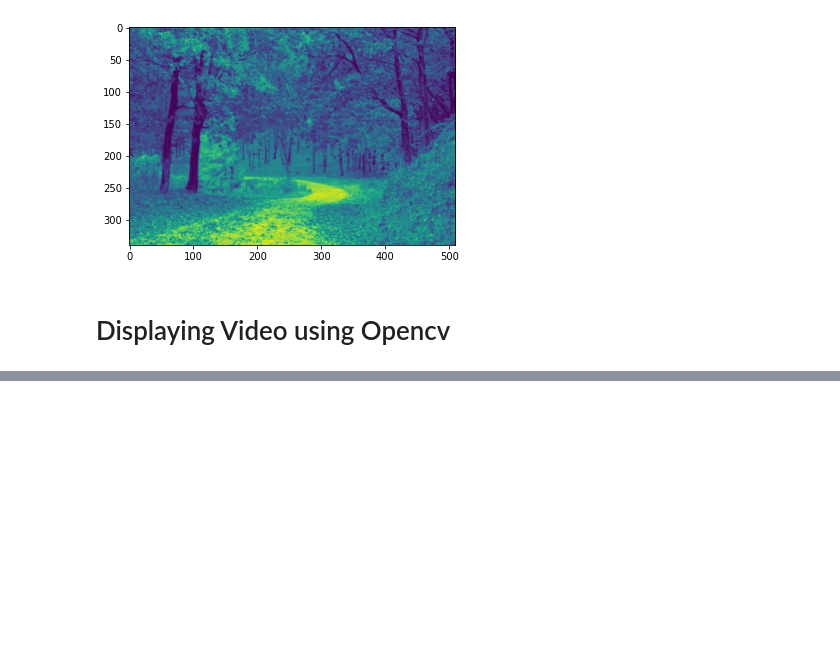
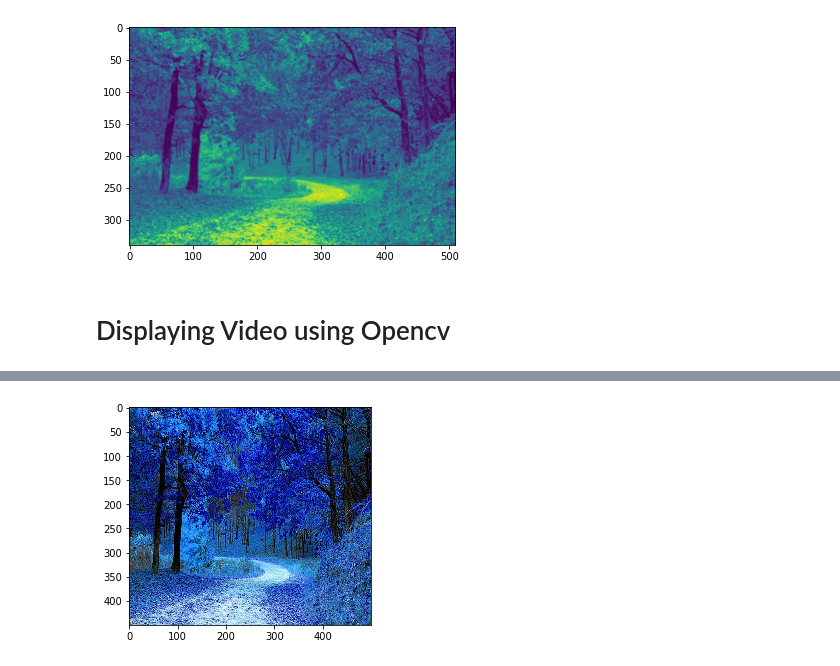
Before and after one commit to samruddhichitnis02/opencv, a Jupyter notebook: Opencv_basic.ipynb, the cells around one changed output, grey strips where cells are left out. Cells and saved outputs as stored; diff of their text form; code cells hidden in the pictures; blank space fills up the shorter version.

```diff
--- a/Opencv_basic.ipynb
+++ b/Opencv_basic.ipynb
@@ -91,0 +168,9 @@ cv2.destroyAllWindows()
+# %%
+image = cv2.imread('wallpaper1.jpg')
+
+smaller_image = cv2.resize(image,(500,450), interpolation = cv2.INTER_CUBIC)
+
+plt.imshow(smaller_image)
+plt.show()
+# %% [output]
+[figure, added]
```
Also changed, not shown: parts of 21 cells of this notebook.
